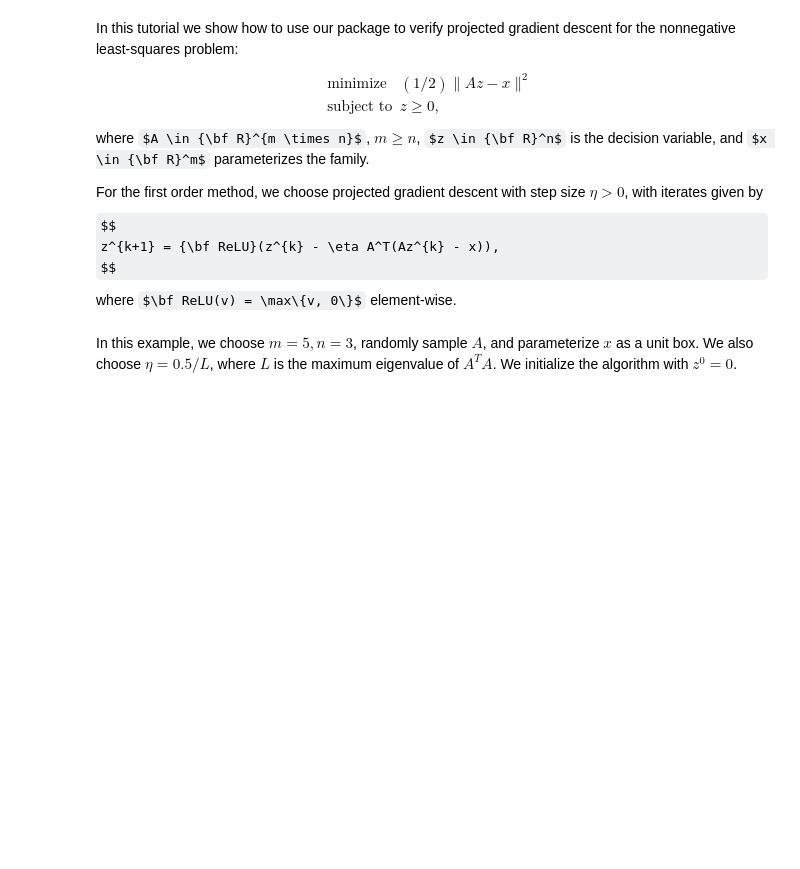
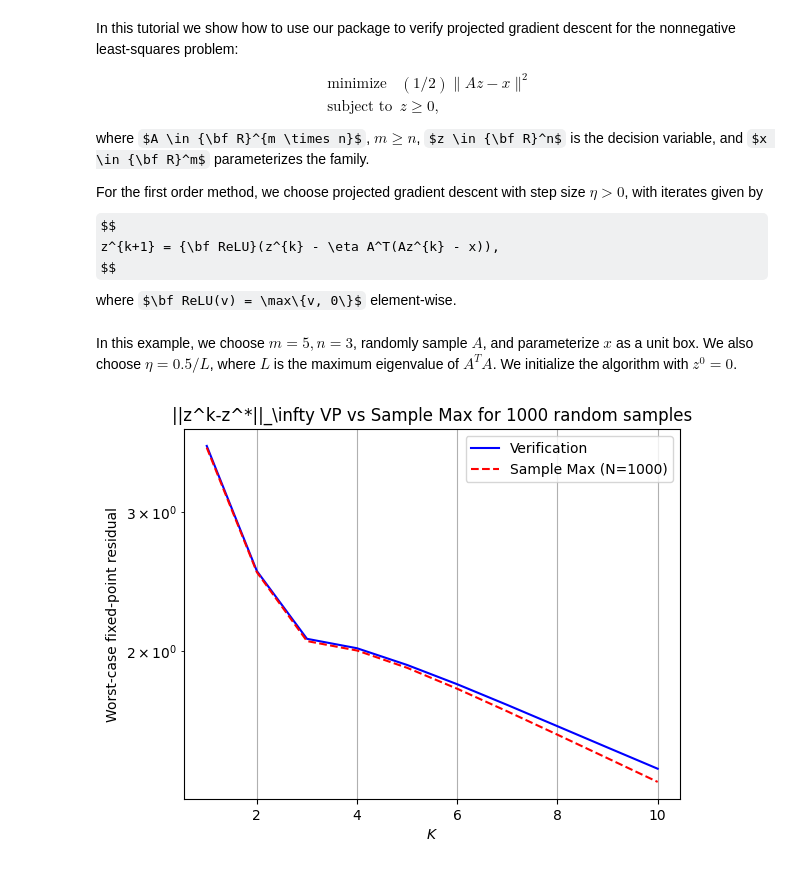
Before and after one commit to stellatogrp/mip_algo_verify, a Jupyter notebook: tutorials/NNLS.ipynb, the cells around one changed output. Cells and saved outputs as stored; diff of their text form; code cells hidden in the pictures; some formulas as TeX source; blank space fills up the shorter version.

```diff
--- a/tutorials/NNLS.ipynb
+++ b/tutorials/NNLS.ipynb
@@ -52,5 +55,48 @@ for k in range(1, K+1):
     res = VP.solve()
     all_residuals.append(res)
+# %%
+# Now run random samples
+N = 1000  # Number of random samples
+sample_residuals = np.zeros((N, K))
+
+for i in range(N):
+    # Generate random x_param
+    x_param_sample = np.random.uniform(x_lb, x_ub, m)
+
+    # Find z* by solving the QP directly
+    import cvxpy as cp
+    z_star_sample = cp.Variable(n)
+    obj = 0.5 * cp.sum_squares(A @ z_star_sample - x_param_sample)
+    constraints = [z_star_sample >= 0]
+    prob = cp.Problem(cp.Minimize(obj), constraints)
+    prob.solve()
+    z_star_sample = z_star_sample.value
+
+    # Initialize z
+    z_k = np.ones(n)  # Start from z0 = 1
+
+    for k in range(1, K+1):
+        # Perform ReLU step
+        z_k_new = np.maximum(z_k - eta * A.T @ (A @ z_k - x_param_sample), 0)
+
+        # Record residual
+        sample_residuals[i,k-1] = np.max(np.abs(z_k_new - z_star_sample))
+
+        # Update z for next iteration
+        z_k = z_k_new
+
+# Plot both results
+plt.plot(range(1, K+1), all_residuals, label='Verification', color='blue')
+plt.plot(range(1, K+1), np.max(sample_residuals, axis=0), label=f'Sample Max (N={N})', color='red', linestyle='--')
+plt.yscale('log')
+plt.ylabel('Worst-case fixed-point residual')
+plt.xlabel(r'$K$')
+plt.title(f'||z^k-z^*||_\infty VP vs Sample Max for {N} random samples')
+plt.legend()
+plt.grid(True)
+plt.show()
+# %% [output]
+[figure, added]
 # %%
 plt.plot(range(1, K+1), all_residuals, label='VP')
 plt.yscale('log')
```
Also changed, not shown: parts of 2 cells of this notebook, 9 other files.
